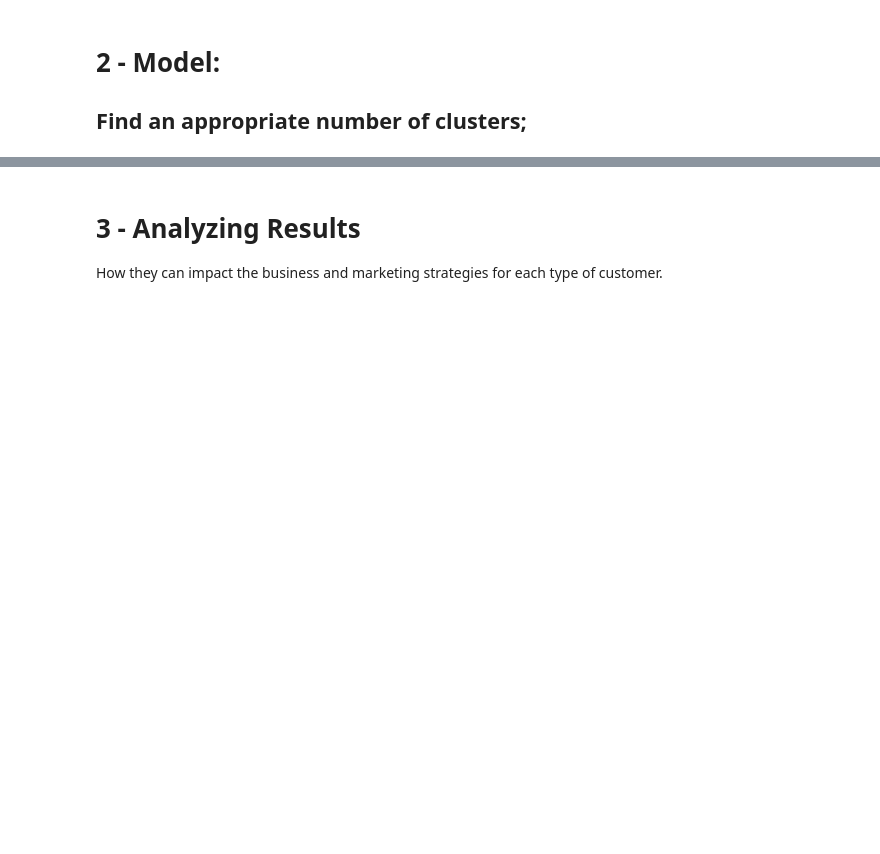
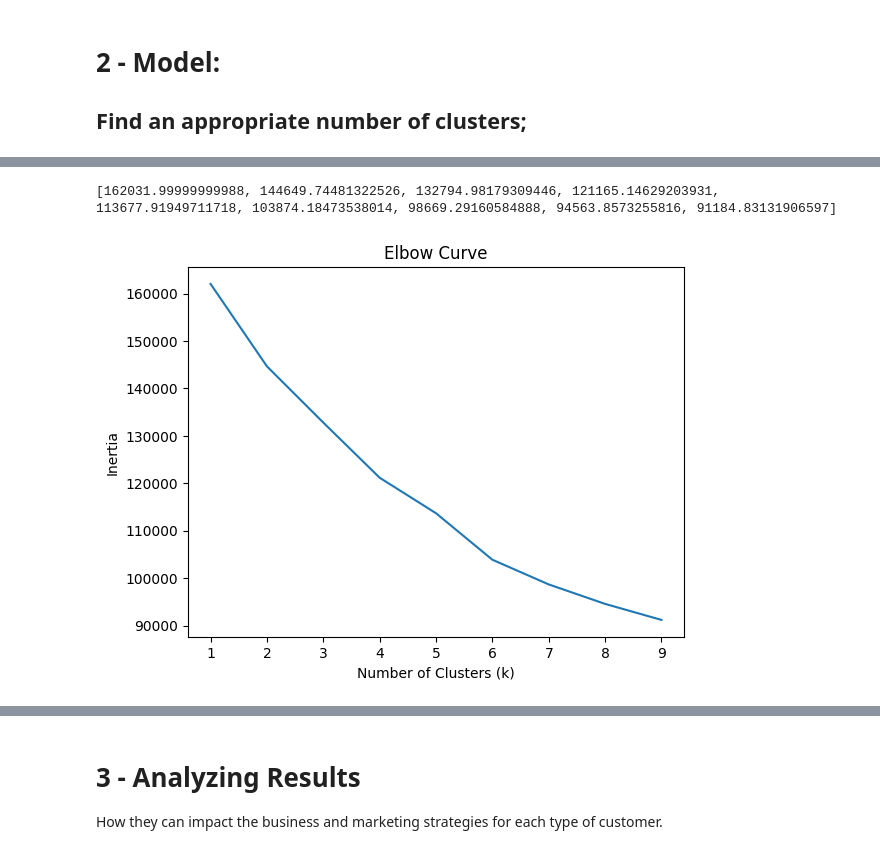
Before and after one commit to DoanNgocCuongBKEGNH/MiniProjs-Research, a Jupyter notebook: MachineLearning/Credit Card Customer Segmentation_Clustering&GCN/Credit Card Customer Segmentation_Clustering&GCN.ipynb, the cells around one changed output, grey strips where cells are left out. Drawn from its saved outputs; the diff is of its cells as text; code cells hidden in the pictures; blank space fills up the shorter version.

```diff
--- a/MachineLearning/Credit Card Customer Segmentation_Clustering&GCN/Credit Card Customer Segmentation_Clustering&GCN.ipynb
+++ b/MachineLearning/Credit Card Customer Segmentation_Clustering&GCN/Credit Card Customer Segmentation_Clustering&GCN.ipynb
@@ -262,4 +264,31 @@ plt.show()
 [figure]
+# %%
+# 2 - Model:
+## Find an appropriate number of clusters;
+from sklearn.cluster import KMeans
+import matplotlib.pyplot as plt
+
+inertia_list = [] # inertia=sum of squared distances bw each data point and its nearest centroid.
+# inertia: smaller -> the data points within a cluster: closer.
+
+k_values = range(1, 10)
+for k in k_values:
+    kmeans_model = KMeans(n_clusters=k) # Kmeans object model
+    clusters = kmeans_model.fit_predict(scaled_customers_df) # Fit data and create clusters
+    inertia_list.append(kmeans_model.inertia_) # Append the inertia_ attribute of the model
+print(inertia_list)
+
+# Plotting the elbow curve: the number of clusters (K) versus the corresponding inertia value.
+# Elbow point: the intersection of the steep slope and the inclined bend.(giao dốc đứng và cong ngả)
+# Adding clusters does not significantly reduce inertia value.
+plt.plot(k_values, inertia_list)
+plt.xlabel('Number of Clusters (k)')
+plt.ylabel('Inertia')
+plt.title('Elbow Curve')
+plt.show()
+# %% [output]
+[162031.99999999988, 144649.74481322526, 132794.98179309446, 121165.14629203931, 113677.91949711718, 103874.18473538014, 98669.29160584888, 94563.8573255816, 91184.83131906597]
+[figure, added]
 # %% [markdown]
 ## Elbow Curve
 
```
Also changed, not shown: parts of 14 cells of this notebook.
